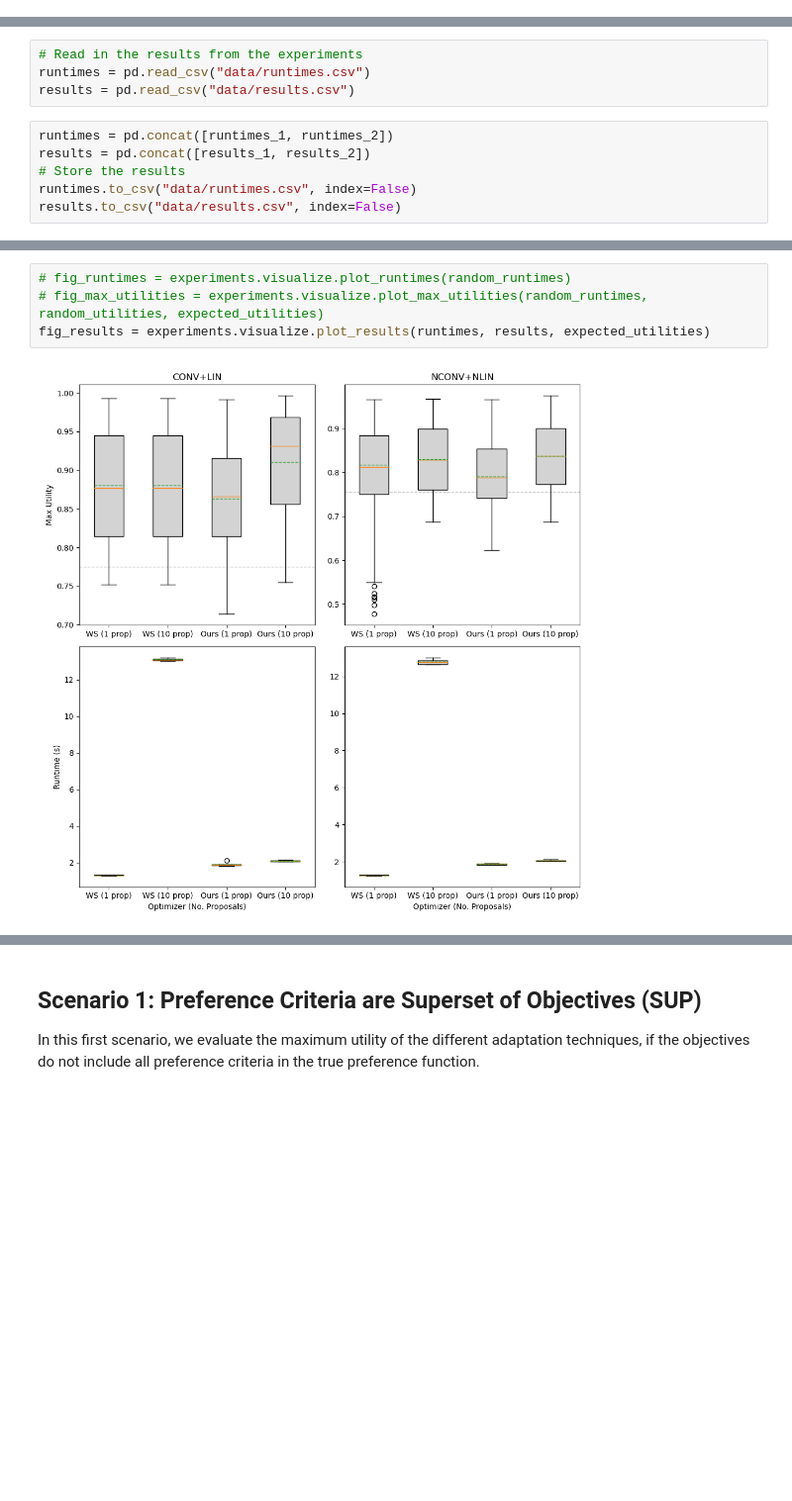
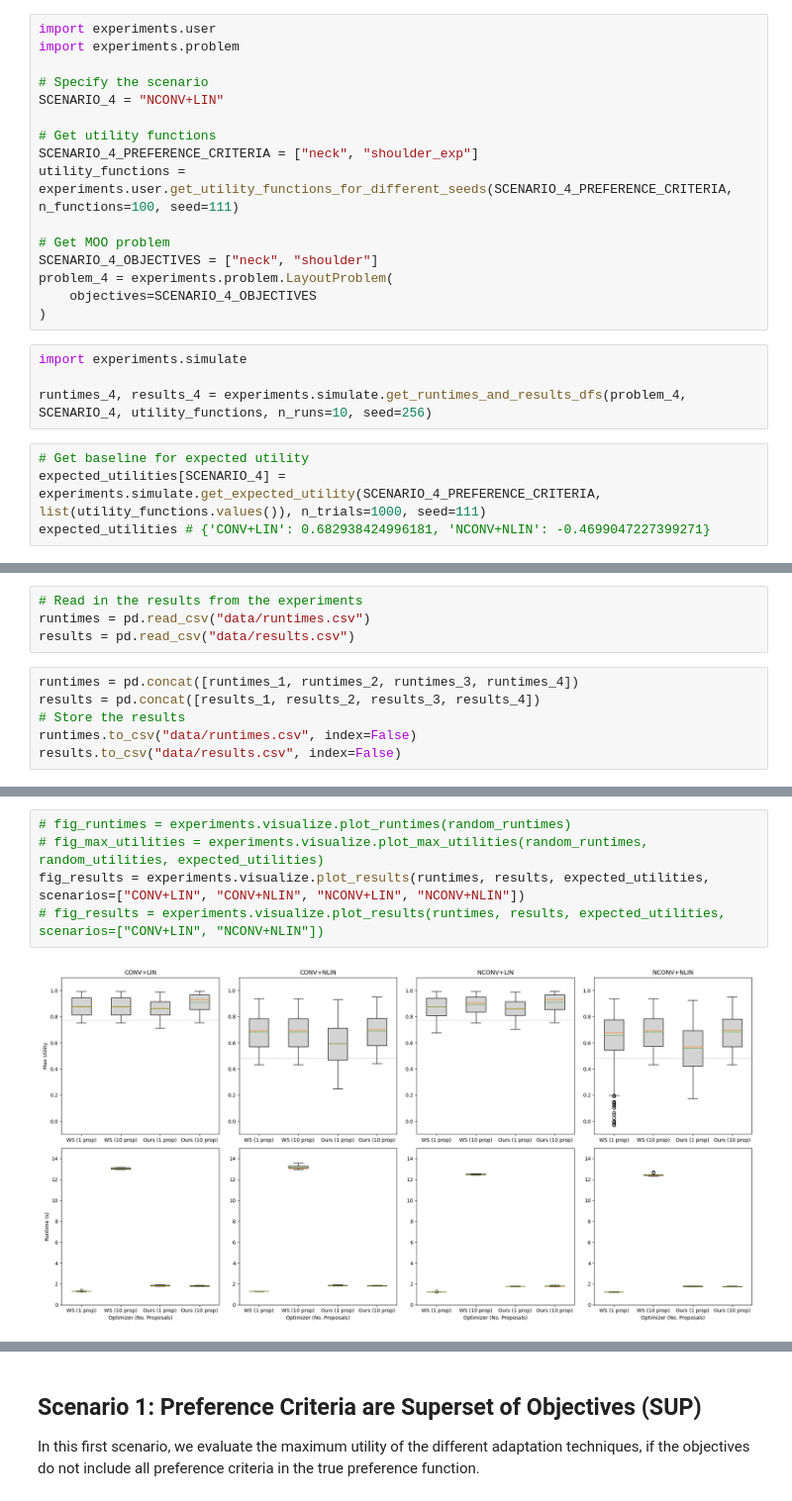
Before and after one commit to christophajohns/auit-pareto-solver, a Jupyter notebook: evaluation.ipynb, the cells around one changed output, grey strips where cells are left out. Shown at 99% size. Saved outputs shown, nothing was run; the diff lists cells and outputs as text; blank space fills up the shorter version.

Commit message:
Add scenarios

```diff
--- a/evaluation.ipynb
+++ b/evaluation.ipynb
@@ -104,0 +141,24 @@ expected_utilities # {'CONV+LIN': 0.682938424996181, 'NCONV+NLIN': -0.4699047227
+# %%
+import experiments.user
+import experiments.problem
+
+# Specify the scenario
+SCENARIO_4 = "NCONV+LIN"
+
+# Get utility functions
+SCENARIO_4_PREFERENCE_CRITERIA = ["neck", "shoulder_exp"]
+utility_functions = experiments.user.get_utility_functions_for_different_seeds(SCENARIO_4_PREFERENCE_CRITERIA, n_functions=100, seed=111)
+
+# Get MOO problem
+SCENARIO_4_OBJECTIVES = ["neck", "shoulder"]
+problem_4 = experiments.problem.LayoutProblem(
+    objectives=SCENARIO_4_OBJECTIVES
+)
+# %%
+import experiments.simulate
+
+runtimes_4, results_4 = experiments.simulate.get_runtimes_and_results_dfs(problem_4, SCENARIO_4, utility_functions, n_runs=10, seed=256)
+# %%
+# Get baseline for expected utility
+expected_utilities[SCENARIO_4] = experiments.simulate.get_expected_utility(SCENARIO_4_PREFERENCE_CRITERIA, list(utility_functions.values()), n_trials=1000, seed=111)
+expected_utilities # {'CONV+LIN': 0.682938424996181, 'NCONV+NLIN': -0.4699047227399271}
@@ -111,8 +176,8 @@ Finally, let us view and plot the results of the experiments.
 runtimes = pd.read_csv("data/runtimes.csv")
 results = pd.read_csv("data/results.csv")
 # %%
-runtimes = pd.concat([runtimes_1, runtimes_2])
-results = pd.concat([results_1, results_2])
+runtimes = pd.concat([runtimes_1, runtimes_2, runtimes_3, runtimes_4])
+results = pd.concat([results_1, results_2, results_3, results_4])
 # Store the results
 runtimes.to_csv("data/runtimes.csv", index=False)
 results.to_csv("data/results.csv", index=False)
@@ -161,6 +228,7 @@ list(utility_functions.values())[0](networking.layout.Layout(items=[networking.e
 # %%
 # fig_runtimes = experiments.visualize.plot_runtimes(random_runtimes)
 # fig_max_utilities = experiments.visualize.plot_max_utilities(random_runtimes, random_utilities, expected_utilities)
-fig_results = experiments.visualize.plot_results(runtimes, results, expected_utilities)
+fig_results = experiments.visualize.plot_results(runtimes, results, expected_utilities, scenarios=["CONV+LIN", "CONV+NLIN", "NCONV+LIN", "NCONV+NLIN"])
+# fig_results = experiments.visualize.plot_results(runtimes, results, expected_utilities, scenarios=["CONV+LIN", "NCONV+NLIN"])
 # %% [output]
-[figure, old version]
+[figure, new version]
```
Also changed, not shown: parts of 14 cells of this notebook, 7 other files.
